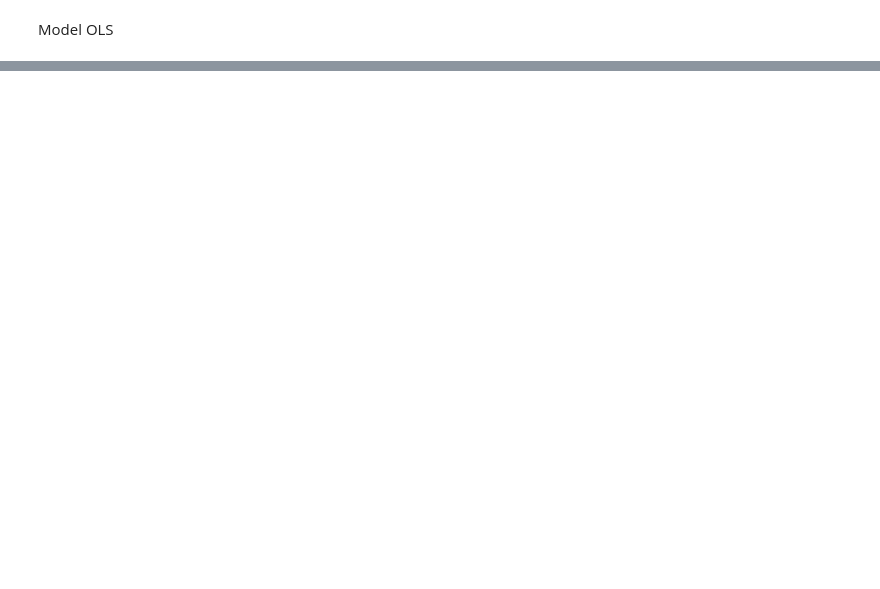
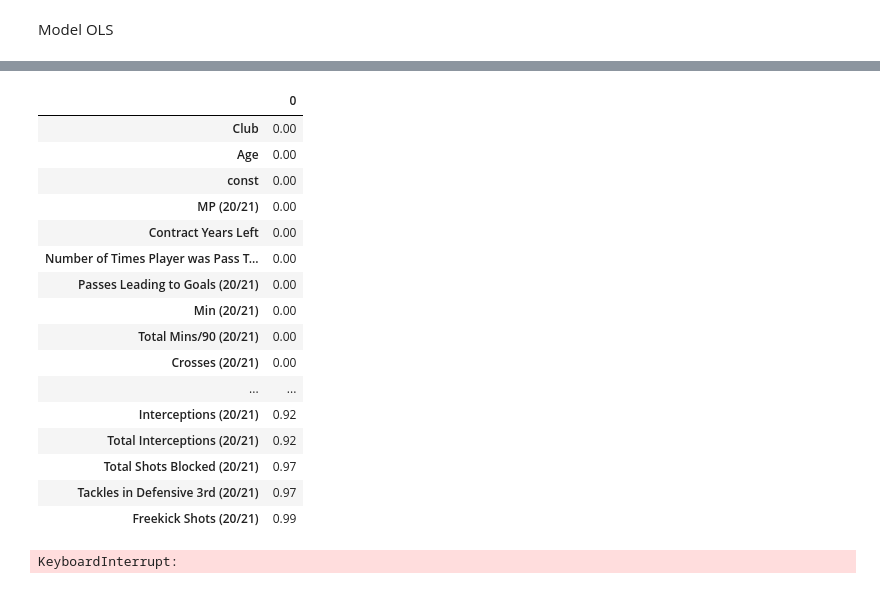
Before and after one commit to solszym/Licencjat, a Jupyter notebook: Analiza4/kod.ipynb, the cells around one changed output, grey strips where cells are left out. Cells and saved outputs as stored; diff of their text form; code cells hidden in the pictures; blank space fills up the shorter version.

```diff
--- a/Analiza4/kod.ipynb
+++ b/Analiza4/kod.ipynb
@@ -495,0 +510,59 @@ vif_data
+# %%
+from IPython.display import display, HTML
+
+# Encode categorical variables
+X_encoded = pd.get_dummies(X, drop_first=True)
+
+# Add a constant term for the intercept
+X_encoded = sm.add_constant(X_encoded)
+
+# Fit the linear regression model
+model = sm.OLS(y, X_encoded).fit()
+
+# Get the p-values for each feature
+p_values = model.pvalues
+
+# Sort features by p-values in ascending order
+p_values_sorted = p_values.sort_values().round(2)
+
+
+html = p_values_sorted.to_frame().to_html()
+display(HTML(f'<div style="height: 400px; overflow-y: scroll;">{html}</div>'))
+# %% [output]
+|  | 0 |
+| Club | 0.00 |
+| Age | 0.00 |
+| const | 0.00 |
+| MP (20/21) | 0.00 |
+| Contract Years Left | 0.00 |
+| Number of Times Player was Pass T... | 0.00 |
+| Passes Leading to Goals (20/21) | 0.00 |
+| Min (20/21) | 0.00 |
+| Total Mins/90 (20/21) | 0.00 |
+| Crosses (20/21) | 0.00 |
+| ... | ... |
+| Interceptions (20/21) | 0.92 |
+| Total Interceptions (20/21) | 0.92 |
+| Total Shots Blocked (20/21) | 0.97 |
+| Tackles in Defensive 3rd (20/21) | 0.97 |
+| Freekick Shots (20/21) | 0.99 |
+# %%
+from statsmodels.stats.outliers_influence import variance_inflation_factor
+
+# Function to calculate VIF and remove features with high VIF
+def calculate_vif(X, thresh=10):
+    variables = list(range(X.shape[1]))
+    dropped = True
+    while dropped:
+        dropped = False
+        vif = [variance_inflation_factor(X.iloc[:, variables].values, ix) for ix in range(len(variables))]
+        maxloc = vif.index(max(vif))
+        if max(vif) > thresh:
+            del variables[maxloc]
+            dropped = True
+    return X.iloc[:, variables]
+
+# Apply the function to your data
+X_vif_reduced = calculate_vif(X_encoded, thresh=5)
+# %% [output]
+KeyboardInterrupt:
```
Also changed, not shown: parts of 5 cells of this notebook, 1 other file.
